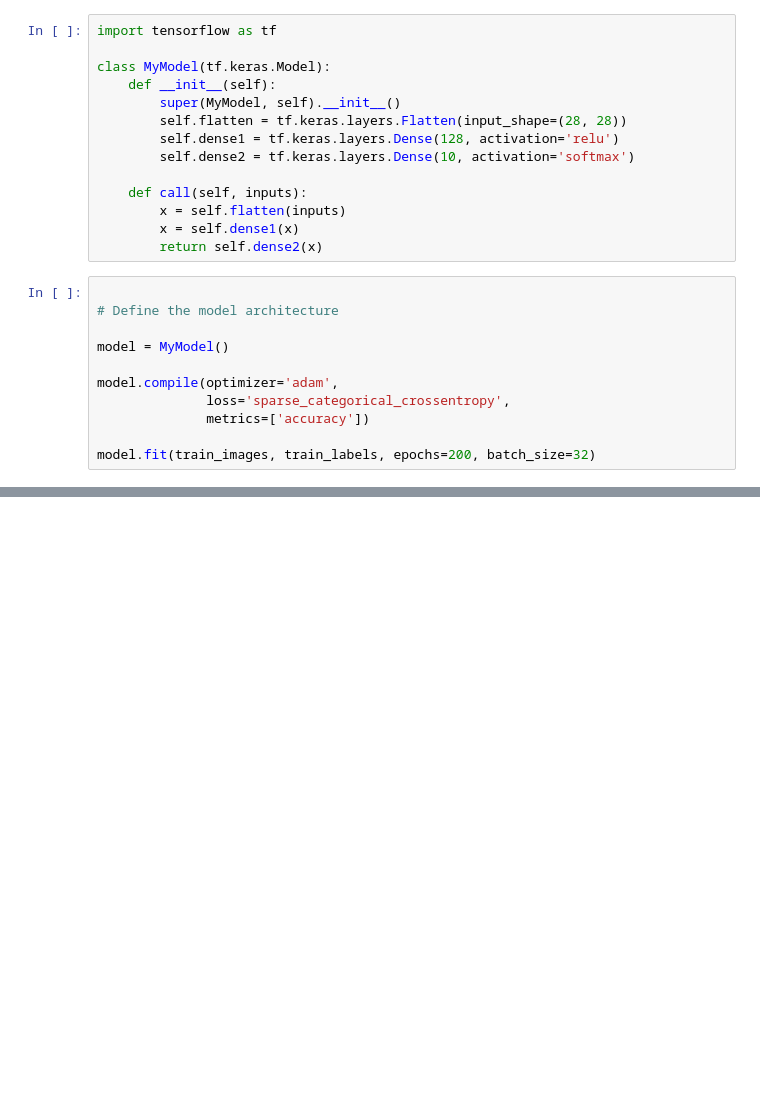
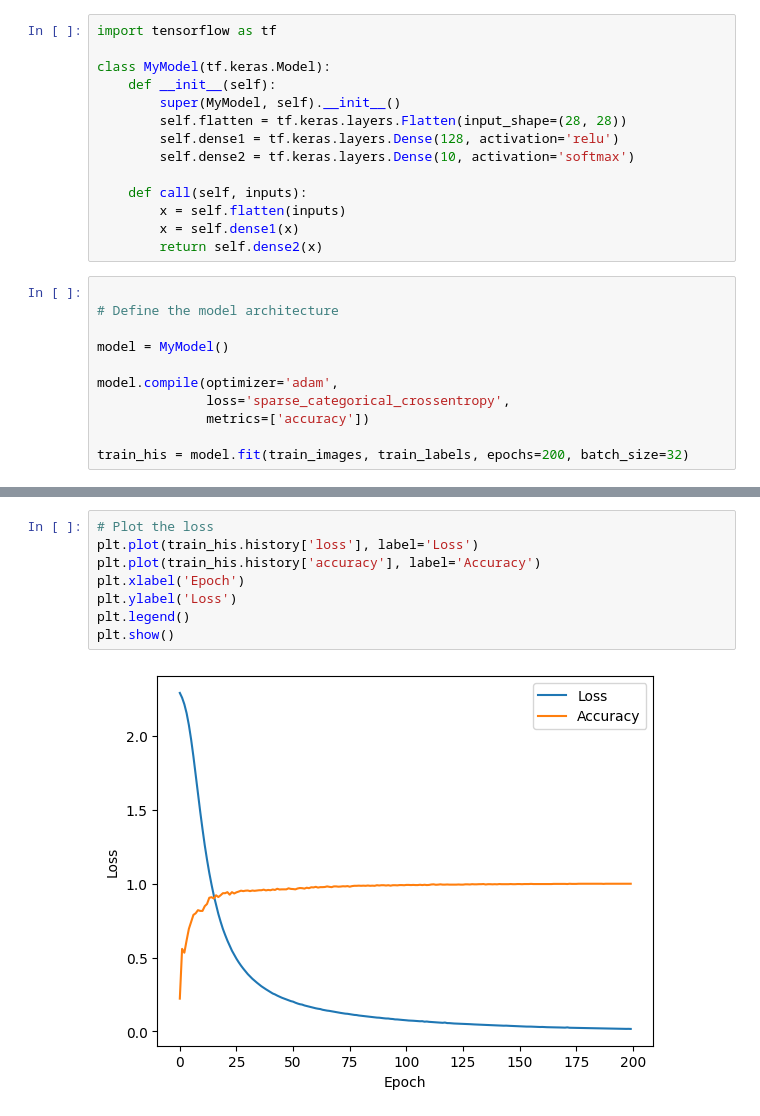
Before and after one commit to m22ai571/MachineLearning, a Jupyter notebook: Assignment 2/Problem 2/problem2_handwritten_digit_classificatn.ipynb, the cells around one changed output, grey strips where cells are left out. Saved outputs shown, nothing was run; the diff lists cells and outputs as text; blank space fills up the shorter version.

```diff
--- a/Assignment 2/Problem 2/problem2_handwritten_digit_classificatn.ipynb
+++ b/Assignment 2/Problem 2/problem2_handwritten_digit_classificatn.ipynb
@@ -89,6 +90,6 @@ model.compile(optimizer='adam',
               loss='sparse_categorical_crossentropy',
               metrics=['accuracy'])
 
-model.fit(train_images, train_labels, epochs=200, batch_size=32)
+train_his = model.fit(train_images, train_labels, epochs=200, batch_size=32)
 # %% [output]
 Epoch 1/200
@@ -115,0 +116,10 @@ test_loss, test_accuracy = model.evaluate(test_images, test_labels)
+# %%
+# Plot the loss
+plt.plot(train_his.history['loss'], label='Loss')
+plt.plot(train_his.history['accuracy'], label='Accuracy')
+plt.xlabel('Epoch')
+plt.ylabel('Loss')
+plt.legend()
+plt.show()
+# %% [output]
+[figure, added]
```
Also changed, not shown: parts of 4 cells of this notebook.
